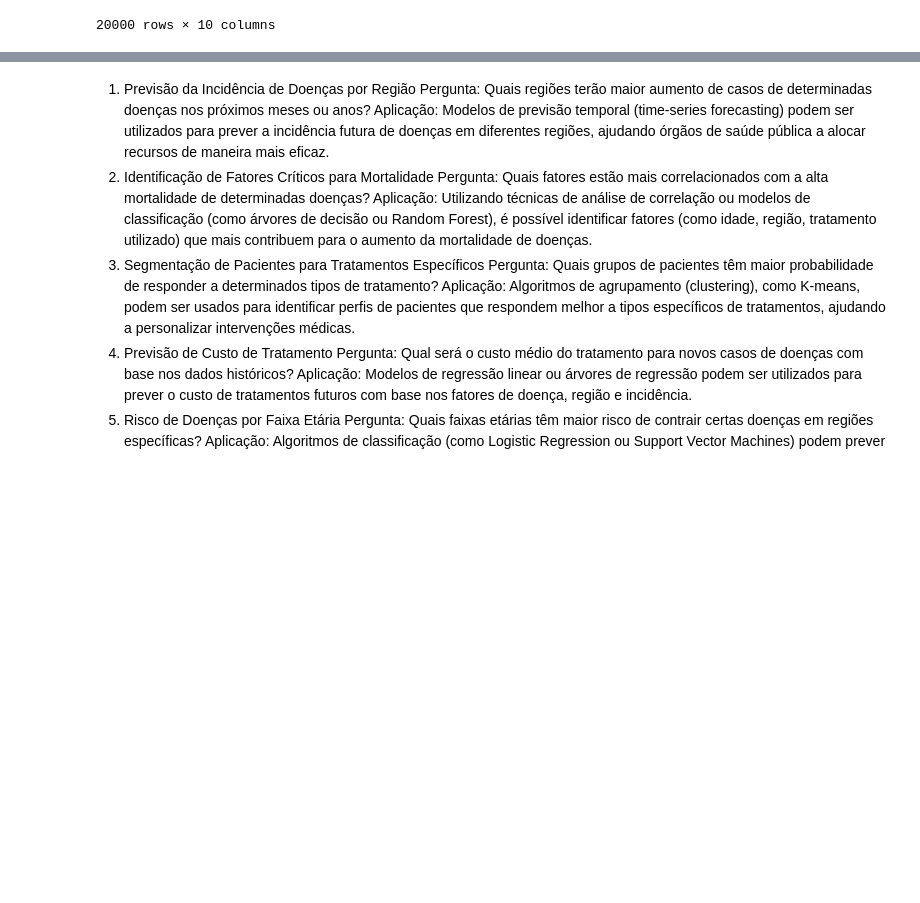
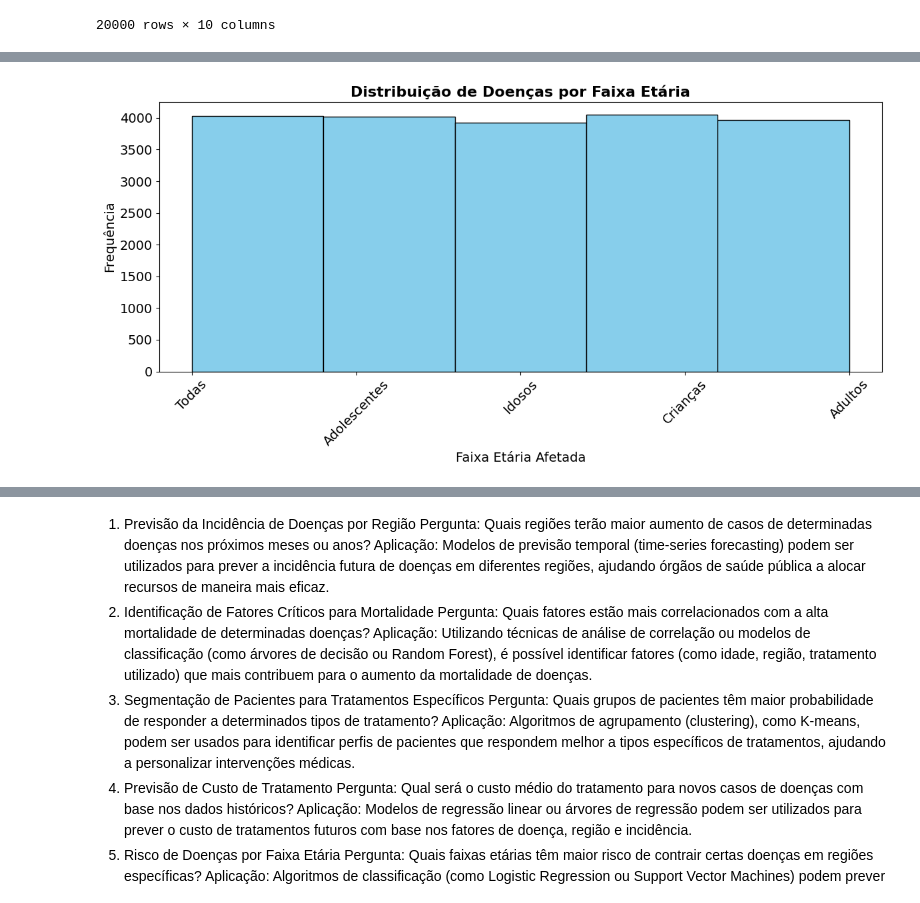
Before and after one commit to Jonathan-Stefan/Projeto_C318_Analise_de_Dados, a Jupyter notebook: main.ipynb, the cells around one changed output, grey strips where cells are left out. Cells and saved outputs as stored; diff of their text form; code cells hidden in the pictures; blank space fills up the shorter version.

```diff
--- a/main.ipynb
+++ b/main.ipynb
@@ -79,0 +133,19 @@ display(tabela)
+# %%
+# Criando o histograma
+plt.figure(figsize=(12,6))
+plt.hist(df['Faixa Etária Afetada'], bins=5, color='skyblue', edgecolor='black')
+
+# Adicionando título e rótulos
+plt.title('Distribuição de Doenças por Faixa Etária', fontsize=16, fontweight='bold')
+plt.xlabel('Faixa Etária Afetada', fontsize=14)
+plt.ylabel('Frequência', fontsize=14)
+
+# Ajustando o tamanho e rotação das marcações dos eixos
+plt.xticks(rotation=45, fontsize=14)  # Reduz o tamanho da fonte e rotaciona para 45°
+plt.yticks(fontsize=14)
+
+# Exibindo o gráfico
+plt.tight_layout()
+plt.show()
+# %% [output]
+[figure, added]
```
Also changed, not shown: parts of 6 cells of this notebook.
